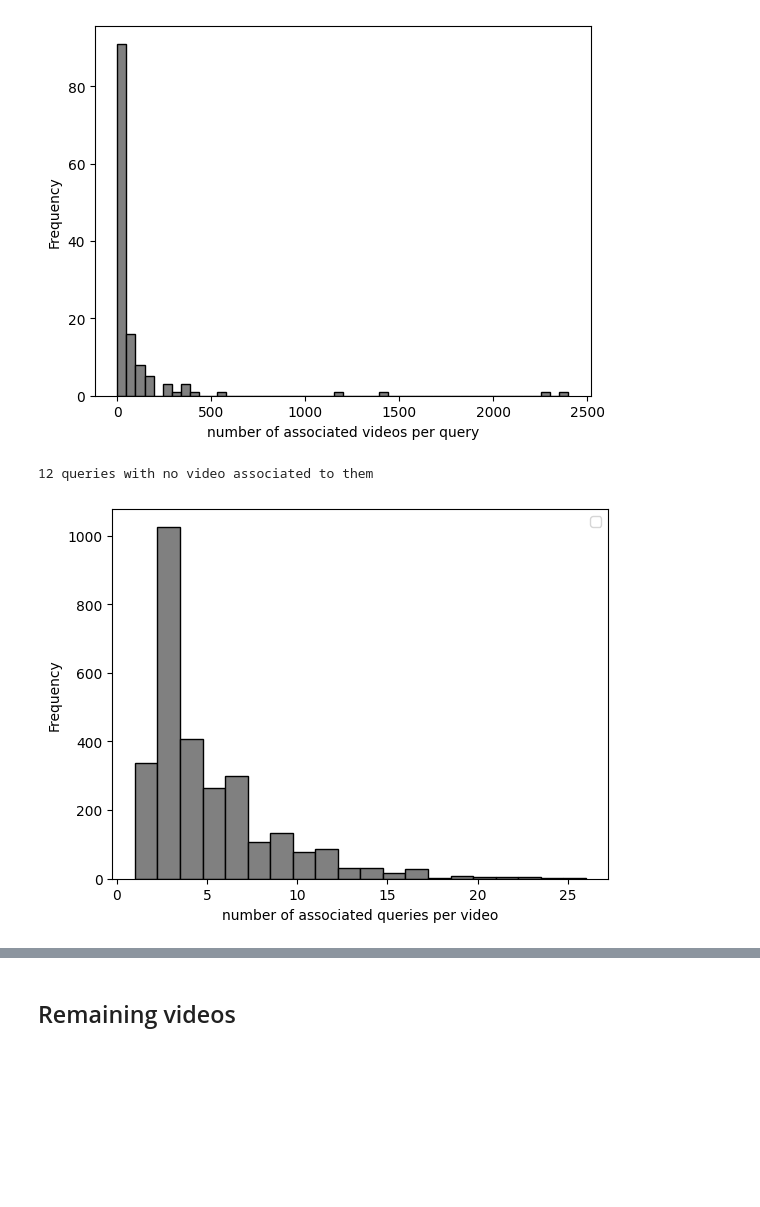
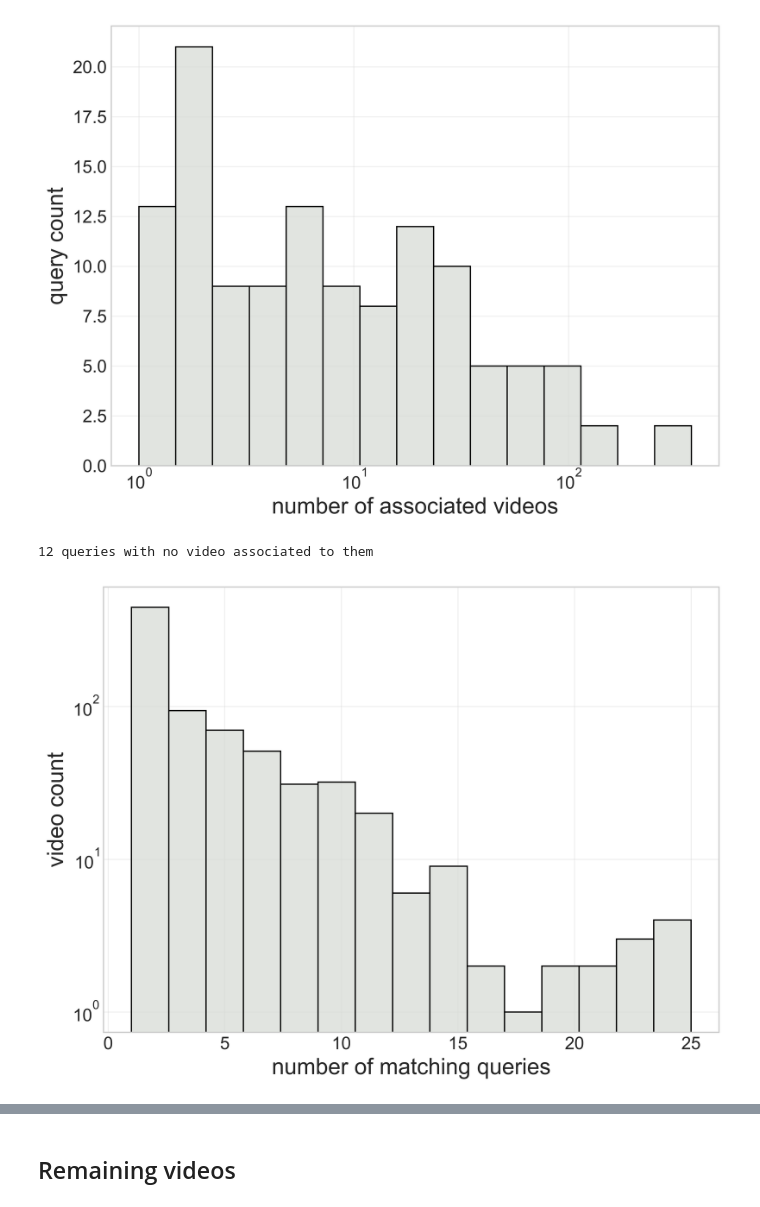
Before and after one commit to eceo-epfl/prompting-mammalps, a Jupyter notebook: benchmark/QueriesAnalysis.ipynb, the cells around one changed output, grey strips where cells are left out. Cells and saved outputs as stored; diff of their text form; code cells hidden in the pictures; blank space fills up the shorter version.

```diff
--- a/benchmark/QueriesAnalysis.ipynb
+++ b/benchmark/QueriesAnalysis.ipynb
@@ -7,5 +8,5 @@ from pathlib import Path
 # %%
-with open("queries_and_videos.json", "r") as f:
+with open("queries_and_videos_test.json", "r") as f:
     queries_and_videos = json.load(f)
 # %%
 queries = [q for cat in queries_and_videos for q in queries_and_videos[cat]]
@@ -34,16 +35,61 @@ max      2399.000000
 Name: nb_videos, dtype: float64
 # %%
-queries_videos_df["nb_videos"].plot(kind="hist", bins=50, color="grey", edgecolor="k")
-plt.xlabel("number of associated videos per query")
+nb_videos_per_query = (queries_videos_df["nb_videos"].values)
+nb_videos_per_query = (queries_videos_df["nb_videos"].values)
+
+# use a clean / conference‑style theme
+plt.style.use("seaborn-v0_8-whitegrid")
+fig, ax = plt.subplots(figsize=(8, 6))
+
+sns.histplot(
+    nb_videos_per_query,
+    bins=15,
+    ax=ax,
+    log_scale=True,
+    color="xkcd:light grey",
+    edgecolor="black",
+    element="bars",
+)
+
+ax.set_xlabel("number of associated videos", fontsize=18)
+ax.set_ylabel("query count", fontsize=18)
+ax.tick_params(axis="both", labelsize=14)
+
+#ax.set_title("Distribution of videos per query", fontsize=16)
+
+plt.tight_layout()
+fig.savefig("nb_videos_per_query_hist.svg", transparent=True)
 plt.show()
-print(len(queries_videos_df[queries_videos_df["nb_videos"] == 0]), "queries with no video associated to them")
+
+print(len(queries_videos_df[queries_videos_df["nb_videos"] == 0]),
+      "queries with no video associated to them")
 # %% [output]
-[figure, old version]
+[figure, new version]
 12 queries with no video associated to them
 # %%
-queries_videos_df.explode("videos").groupby("videos").agg({"queries": pd.Series.nunique}).plot(kind="hist", bins=20, color="grey", edgecolor="k")
-plt.legend("")
-plt.xlabel("number of associated queries per video")
+nb_queries_per_video = (queries_videos_df.explode("videos").groupby("videos").agg({"queries": pd.Series.nunique}).values).squeeze()
+
+# use a clean / conference‑style theme
+fig, ax = plt.subplots(figsize=(8, 6))
+
+g = sns.histplot(
+    nb_queries_per_video,
+    bins=15,
+    ax=ax,
+    log_scale=False,
+    element="bars",
+    edgecolor="black",
+    color="xkcd:light grey",
+)
+g.set_yscale("log")
+
+ax.set_xlabel("number of matching queries", fontsize=18)
+ax.set_ylabel("video count", fontsize=18)
+ax.tick_params(axis="both", labelsize=14)
+#ax.set_title("Distribution of queries per video", fontsize=16)
+
+plt.tight_layout()
+fig.savefig("nb_queries_per_video_hist.svg", transparent=True)
 plt.show()
 # %% [output]
-[figure, old version]
+[figure, new version]
```
Also changed, not shown: parts of 22 cells of this notebook, 2 other files.
